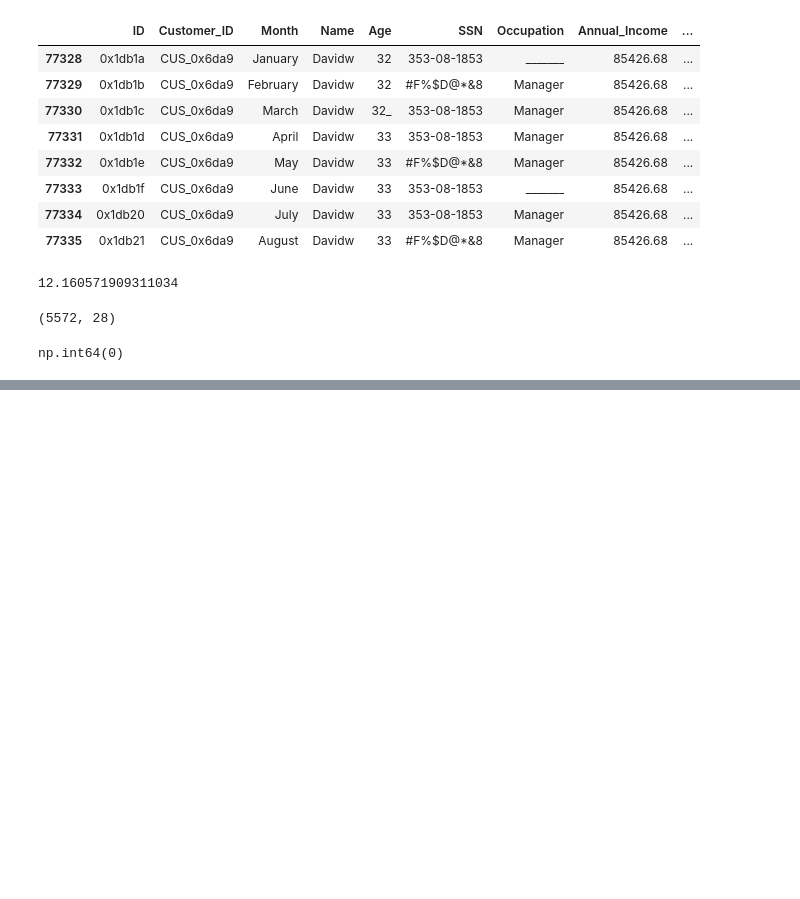
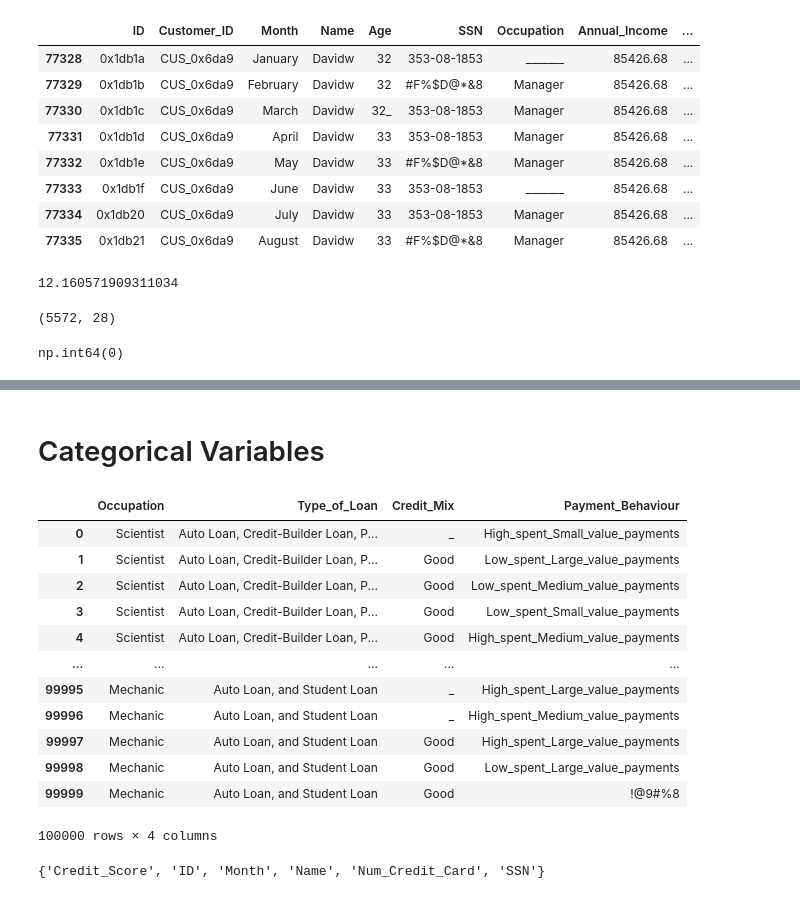
Before and after one commit to FerCorcuera/Credit-Score-Classification, a Jupyter notebook: notebooks/exploration.ipynb, the cells around one changed output, grey strips where cells are left out. Drawn from its saved outputs; the diff is of its cells as text; code cells hidden in the pictures; blank space fills up the shorter version.

```diff
--- a/notebooks/exploration.ipynb
+++ b/notebooks/exploration.ipynb
@@ -157,0 +350,4 @@ np.int64(0)
+# %%
+train_df['Annual_Income'] = train_df['Annual_Income'].str.replace('_', '')
+# %%
+train_df['Annual_Income'] = train_df['Annual_Income'].astype(float)
@@ -157,0 +400,3 @@ np.int64(0)
+# %%
+train_df['avg_salary'] = train_df['Annual_Income'] / train_df['Monthly_Inhand_Salary']
+train_df['avg_salary'].describe()
@@ -157,0 +425,25 @@ np.int64(0)
+# %% [markdown]
+# Categorical Variables
+# %%
+categorical_variables = ['Occupation','Type_of_Loan','Credit_Mix','Payment_Behaviour']
+# %%
+train_df[categorical_variables]
+# %% [output]
+|  | Occupation | Type_of_Loan | Credit_Mix | Payment_Behaviour |
+| 0 | Scientist | Auto Loan, Credit-Builder Loan, P... | _ | High_spent_Small_value_payments |
+| 1 | Scientist | Auto Loan, Credit-Builder Loan, P... | Good | Low_spent_Large_value_payments |
+| 2 | Scientist | Auto Loan, Credit-Builder Loan, P... | Good | Low_spent_Medium_value_payments |
+| 3 | Scientist | Auto Loan, Credit-Builder Loan, P... | Good | Low_spent_Small_value_payments |
+| 4 | Scientist | Auto Loan, Credit-Builder Loan, P... | Good | High_spent_Medium_value_payments |
+| ... | ... | ... | ... | ... |
+| 99995 | Mechanic | Auto Loan, and Student Loan | _ | High_spent_Large_value_payments |
+| 99996 | Mechanic | Auto Loan, and Student Loan | _ | High_spent_Medium_value_payments |
+| 99997 | Mechanic | Auto Loan, and Student Loan | Good | High_spent_Large_value_payments |
+| 99998 | Mechanic | Auto Loan, and Student Loan | Good | Low_spent_Large_value_payments |
+| 99999 | Mechanic | Auto Loan, and Student Loan | Good | !@9#%8 |
+100000 rows × 4 columns
+# %%
+remaining_cols = set(train_df.columns) - set(numeric_variables) - set(categorical_variables) - set(ids)
+remaining_cols
+# %% [output]
+{'Credit_Score', 'ID', 'Month', 'Name', 'Num_Credit_Card', 'SSN'}
```
Also changed, not shown: parts of 29 cells of this notebook.
